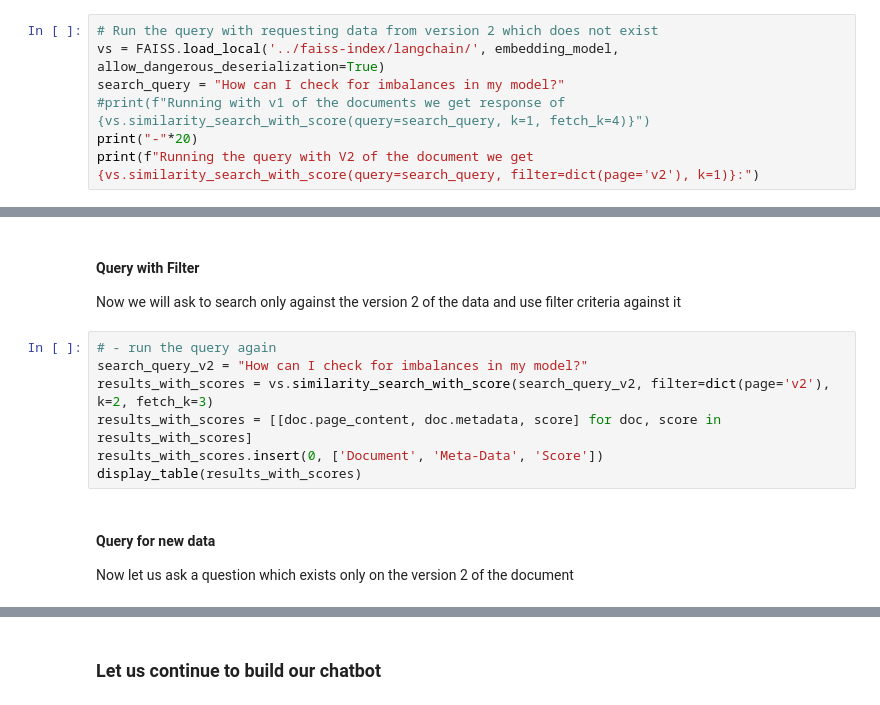
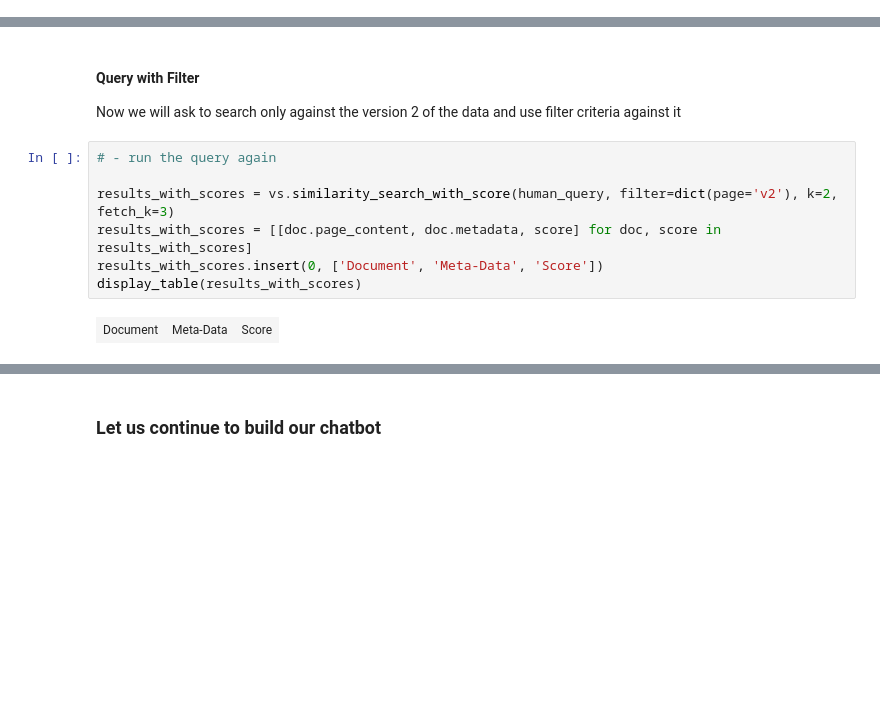
Before and after one commit to aws-samples/amazon-bedrock-samples, a Jupyter notebook: rag-solutions/rag-foundations-workshop/notebooks/04_retrieval_based_chat.ipynb, the cells around one changed output, grey strips where cells are left out. Cells and saved outputs as stored; diff of their text form; blank space fills up the shorter version.

```diff
--- a/rag-solutions/rag-foundations-workshop/notebooks/04_retrieval_based_chat.ipynb
+++ b/rag-solutions/rag-foundations-workshop/notebooks/04_retrieval_based_chat.ipynb
@@ -361,7 +331,0 @@ Let us run the query agsint our exisiting vector data base and we will see the t
-# %%
-# Run the query with requesting data from version 2 which does not exist
-vs = FAISS.load_local('../faiss-index/langchain/', embedding_model, allow_dangerous_deserialization=True)
-search_query = "How can I check for imbalances in my model?"
-#print(f"Running with v1 of the documents we get response of {vs.similarity_search_with_score(query=search_query, k=1, fetch_k=4)}")
-print("-"*20)
-print(f"Running the query with V2 of the document we get {vs.similarity_search_with_score(query=search_query, filter=dict(page='v2'), k=1)}:")
@@ -389,11 +334,10 @@ display_table(results_with_scores)
 Now we will ask to search only against the version 2 of the data and use filter criteria against it
 # %%
 # - run the query again
-search_query_v2 = "How can I check for imbalances in my model?"
-results_with_scores = vs.similarity_search_with_score(search_query_v2, filter=dict(page='v2'), k=2, fetch_k=3)
+
+results_with_scores = vs.similarity_search_with_score(human_query, filter=dict(page='v2'), k=2, fetch_k=3)
 results_with_scores = [[doc.page_content, doc.metadata, score] for doc, score in results_with_scores]
 results_with_scores.insert(0, ['Document', 'Meta-Data', 'Score'])
 display_table(results_with_scores)
+# %% [output]
+| Document | Meta-Data | Score |
-# %% [markdown]
-#### Query for new data
-Now let us ask a question which exists only on the version 2 of the document
```
Also changed, not shown: parts of 49 cells of this notebook.
